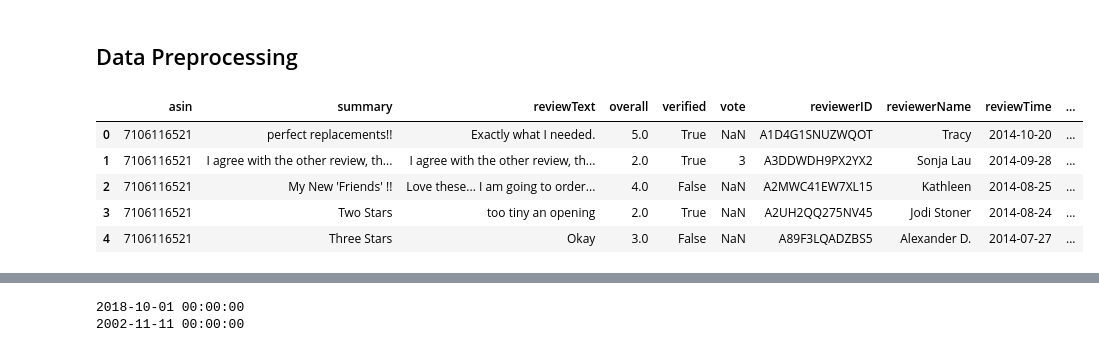
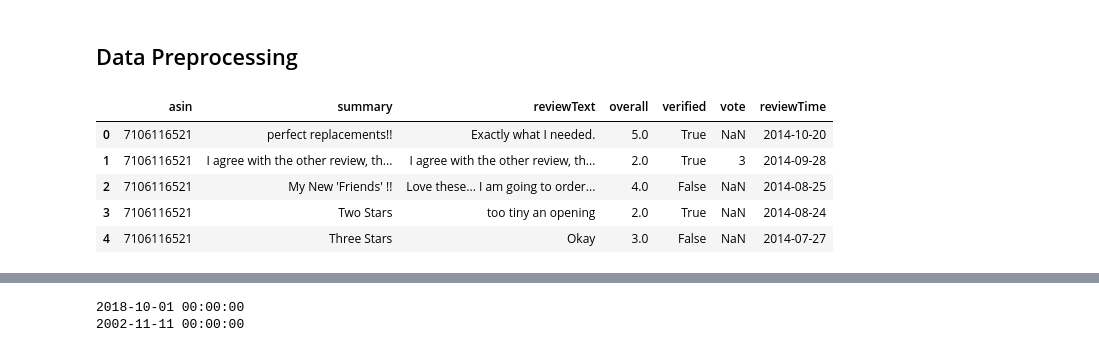
Before and after one commit to tashakim/DS4A_collab, a Jupyter notebook: amazon_reviews.ipynb, the cells around one changed output, grey strips where cells are left out. Cells and saved outputs as stored; diff of their text form; code cells hidden in the pictures.

```diff
--- a/amazon_reviews.ipynb
+++ b/amazon_reviews.ipynb
@@ -147,13 +191,12 @@ dtype: object
 ## Data Preprocessing
 # %%
 review_amzn["reviewTime"] = pd.to_datetime(review_amzn["reviewTime"])
-review_amzn = review_amzn[['asin', 'summary', 'reviewText', 'overall', 'verified','vote', 'reviewerID', 'reviewerName', 'reviewTime',
-      'unixReviewTime']]
+review_amzn = review_amzn[['asin', 'summary', 'reviewText', 'overall', 'verified','vote', 'reviewTime']]
 review_amzn.head()
 # %% [output]
-|  | asin | summary | reviewText | overall | verified | vote | reviewerID | reviewerName | reviewTime | ... |
-| 0 | 7106116521 | perfect replacements!! | Exactly what I needed. | 5.0 | True | NaN | A1D4G1SNUZWQOT | Tracy | 2014-10-20 | ... |
-| 1 | 7106116521 | I agree with the other review, th... | I agree with the other review, th... | 2.0 | True | 3 | A3DDWDH9PX2YX2 | Sonja Lau | 2014-09-28 | ... |
-| 2 | 7106116521 | My New 'Friends' !! | Love these... I am going to order... | 4.0 | False | NaN | A2MWC41EW7XL15 | Kathleen | 2014-08-25 | ... |
-| 3 | 7106116521 | Two Stars | too tiny an opening | 2.0 | True | NaN | A2UH2QQ275NV45 | Jodi Stoner | 2014-08-24 | ... |
-| 4 | 7106116521 | Three Stars | Okay | 3.0 | False | NaN | A89F3LQADZBS5 | Alexander D. | 2014-07-27 | ... |
+|  | asin | summary | reviewText | overall | verified | vote | reviewTime |
+| 0 | 7106116521 | perfect replacements!! | Exactly what I needed. | 5.0 | True | NaN | 2014-10-20 |
+| 1 | 7106116521 | I agree with the other review, th... | I agree with the other review, th... | 2.0 | True | 3 | 2014-09-28 |
+| 2 | 7106116521 | My New 'Friends' !! | Love these... I am going to order... | 4.0 | False | NaN | 2014-08-25 |
+| 3 | 7106116521 | Two Stars | too tiny an opening | 2.0 | True | NaN | 2014-08-24 |
+| 4 | 7106116521 | Three Stars | Okay | 3.0 | False | NaN | 2014-07-27 |
```
Also changed, not shown: parts of 78 cells of this notebook.
